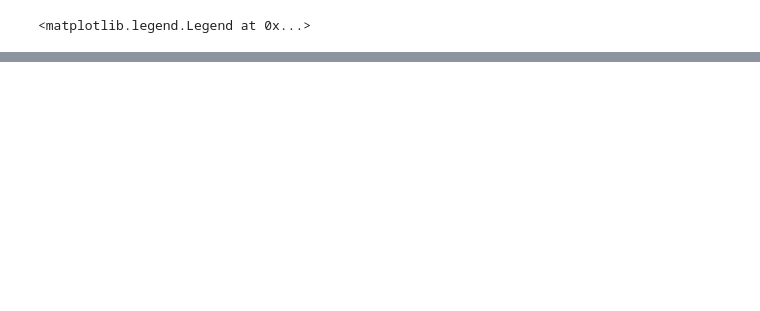
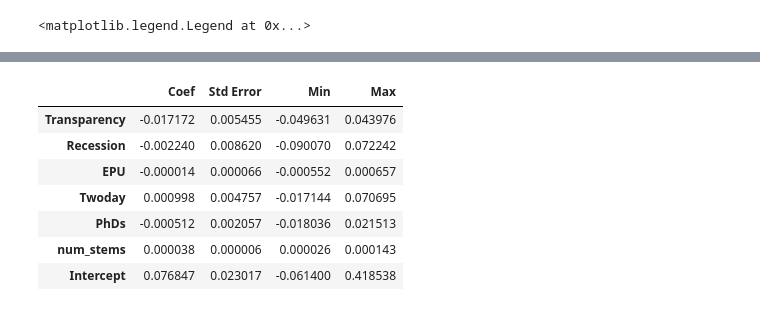
Before and after one commit to BarryKeee/Replication-file-Robust-Text-Analysis, a Jupyter notebook: Code for A Robust Machine Learning Algorithm for Text Analysis.ipynb, the cells around one changed output, grey strips where cells are left out. Drawn from its saved outputs; the diff is of its cells as text; code cells hidden in the pictures; blank space fills up the shorter version.

```diff
--- a/Code for A Robust Machine Learning Algorithm for Text Analysis.ipynb
+++ b/Code for A Robust Machine Learning Algorithm for Text Analysis.ipynb
@@ -581,0 +699,6 @@ plt.legend()
+# %%
+#covariates = pd.read_csv('covariates.csv')
+covariates['num_stems'] = stem_num2
+covariates['Intercept'] = 1
+model_FOMC2 = sm.OLS(HHI_FOMC2, covariates[['Transparency','Recession','EPU','Twoday','PhDs', 'num_stems', 'Intercept']]).fit()
+print(model_FOMC2.summary())
@@ -581,0 +753,18 @@ plt.legend()
+# %%
+summary2 = pd.DataFrame(index = model_FOMC2.params.index)
+summary2['Coef'] = model_FOMC2.params
+summary2['Std Error'] = model_FOMC2.bse
+summary2['Min'] = params2.min(axis = 0)
+summary2['Max'] = params2.max(axis = 0)
+# %%
+# Estimate for FOMC2
+summary2
+# %% [output]
+|  | Coef | Std Error | Min | Max |
+| Transparency | -0.017172 | 0.005455 | -0.049631 | 0.043976 |
+| Recession | -0.002240 | 0.008620 | -0.090070 | 0.072242 |
+| EPU | -0.000014 | 0.000066 | -0.000552 | 0.000657 |
+| Twoday | 0.000998 | 0.004757 | -0.017144 | 0.070695 |
+| PhDs | -0.000512 | 0.002057 | -0.018036 | 0.021513 |
+| num_stems | 0.000038 | 0.000006 | 0.000026 | 0.000143 |
+| Intercept | 0.076847 | 0.023017 | -0.061400 | 0.418538 |
```
Also changed, not shown: parts of 38 cells of this notebook.
